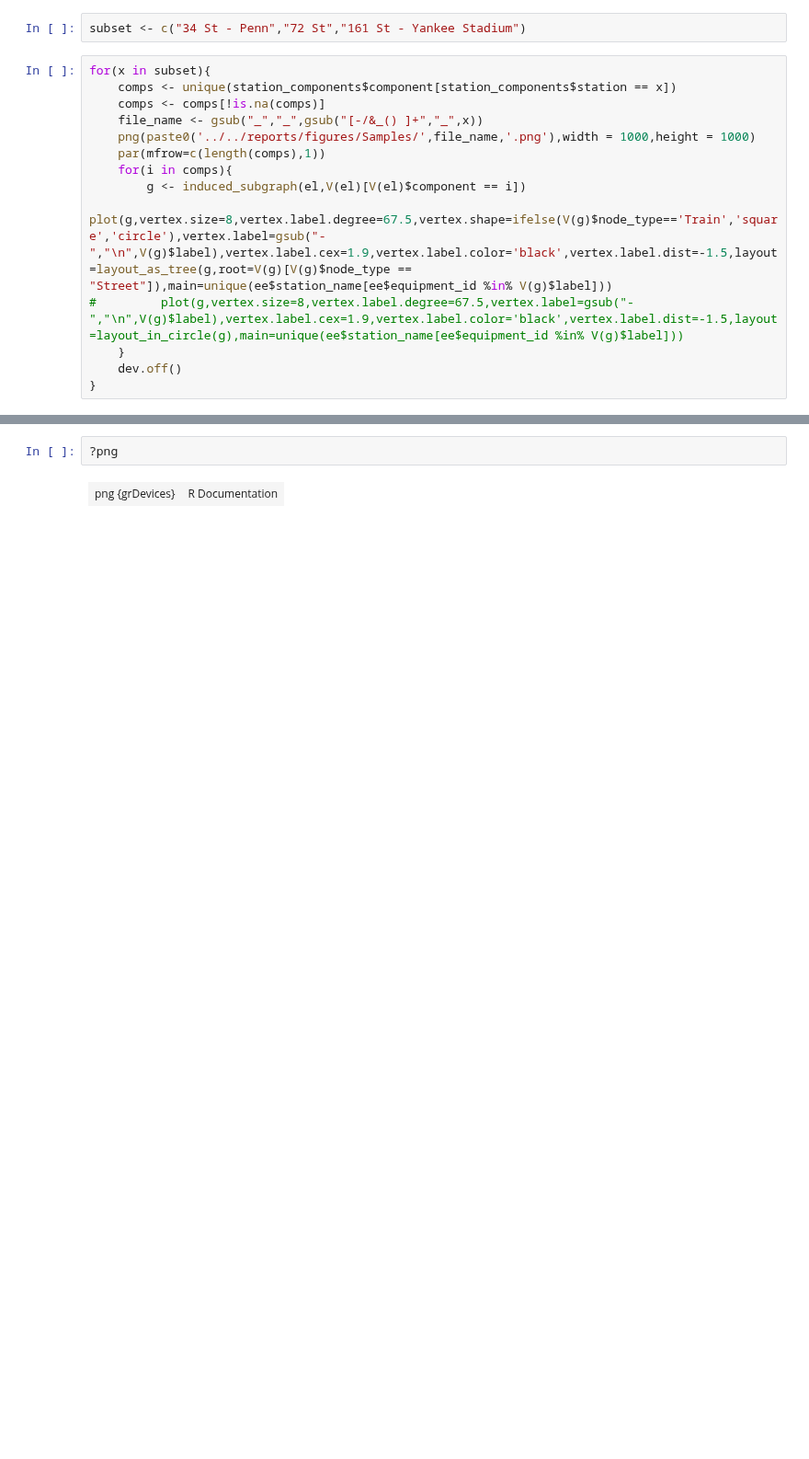
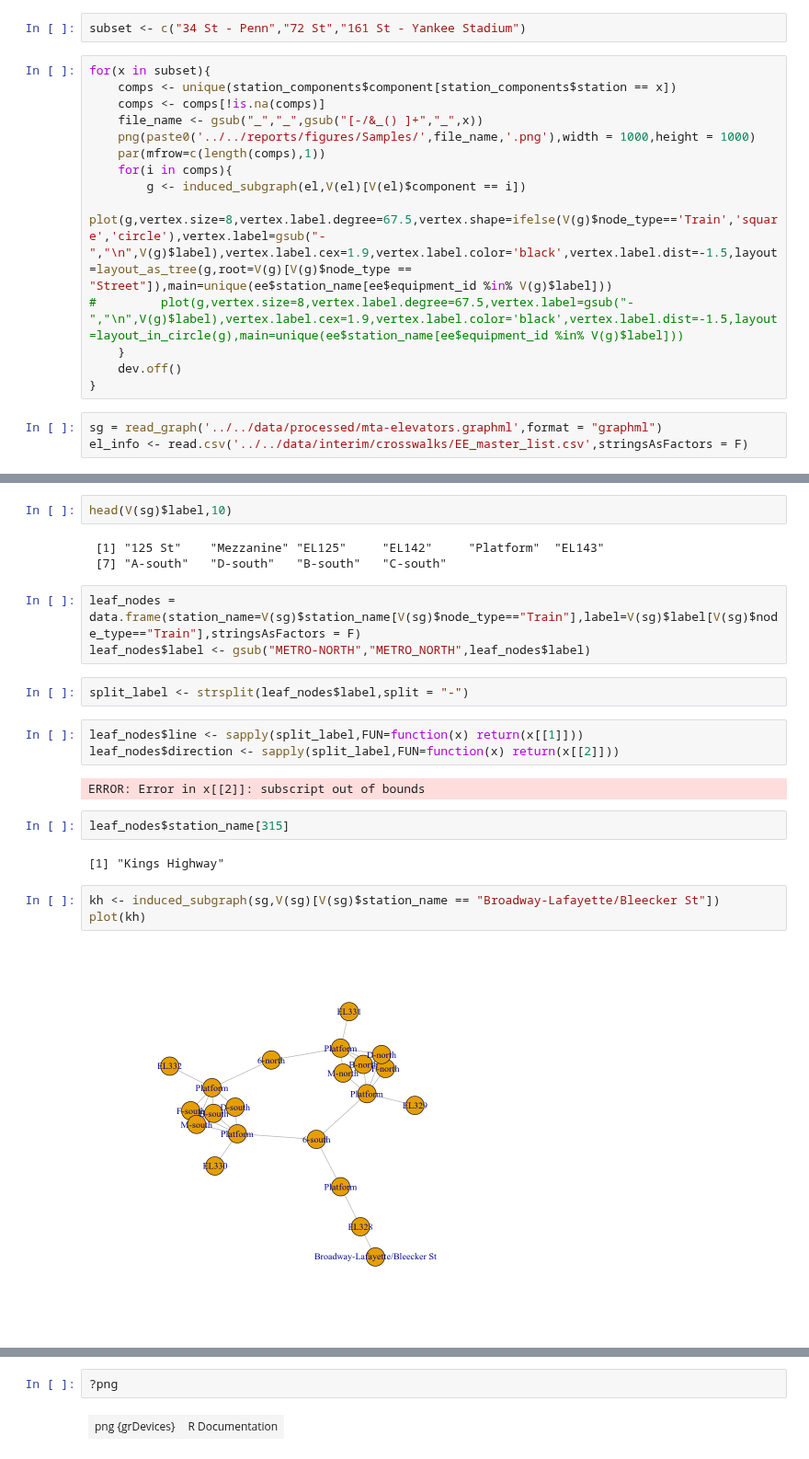
Before and after one commit to tsdataclinic/mta, a Jupyter notebook: notebooks/network/Network_Analysis.ipynb, the cells around one changed output, grey strips where cells are left out. Shown at 92% size. Cells and saved outputs as stored; diff of their text form; blank space fills up the shorter version.

```diff
--- a/notebooks/network/Network_Analysis.ipynb
+++ b/notebooks/network/Network_Analysis.ipynb
@@ -300,3 +300,6 @@ for(x in subset){
     }
     dev.off()
 }
+# %%
+sg = read_graph('../../data/processed/mta-elevators.graphml',format = "graphml")
+el_info <- read.csv('../../data/interim/crosswalks/EE_master_list.csv',stringsAsFactors = F)
@@ -302,0 +327,24 @@ for(x in subset){
+# %%
+head(V(sg)$label,10)
+# %% [output]
+ [1] "125 St"    "Mezzanine" "EL125"     "EL142"     "Platform"  "EL143"
+ [7] "A-south"   "D-south"   "B-south"   "C-south"
+# %%
+leaf_nodes = data.frame(station_name=V(sg)$station_name[V(sg)$node_type=="Train"],label=V(sg)$label[V(sg)$node_type=="Train"],stringsAsFactors = F)
+leaf_nodes$label <- gsub("METRO-NORTH","METRO_NORTH",leaf_nodes$label)
+# %%
+split_label <- strsplit(leaf_nodes$label,split = "-")
+# %%
+leaf_nodes$line <- sapply(split_label,FUN=function(x) return(x[[1]]))
+leaf_nodes$direction <- sapply(split_label,FUN=function(x) return(x[[2]]))
+# %% [output]
+ERROR: Error in x[[2]]: subscript out of bounds
+# %%
+leaf_nodes$station_name[315]
+# %% [output]
+[1] "Kings Highway"
+# %%
+kh <- induced_subgraph(sg,V(sg)[V(sg)$station_name == "Broadway-Lafayette/Bleecker St"])
+plot(kh)
+# %% [output]
+[figure, added]
```
Also changed, not shown: parts of 3 cells of this notebook, 3 other files.
